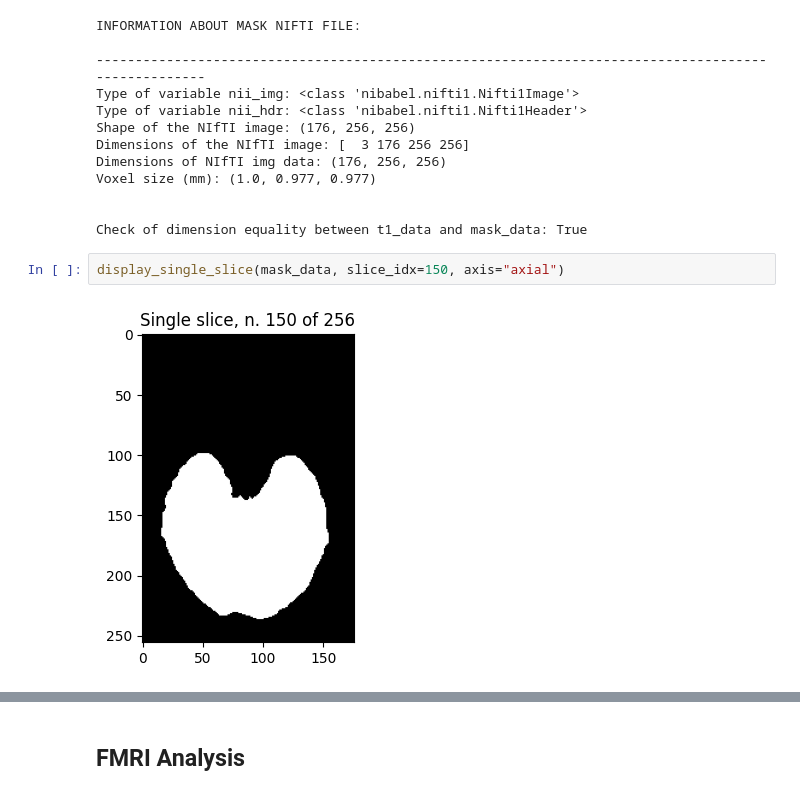
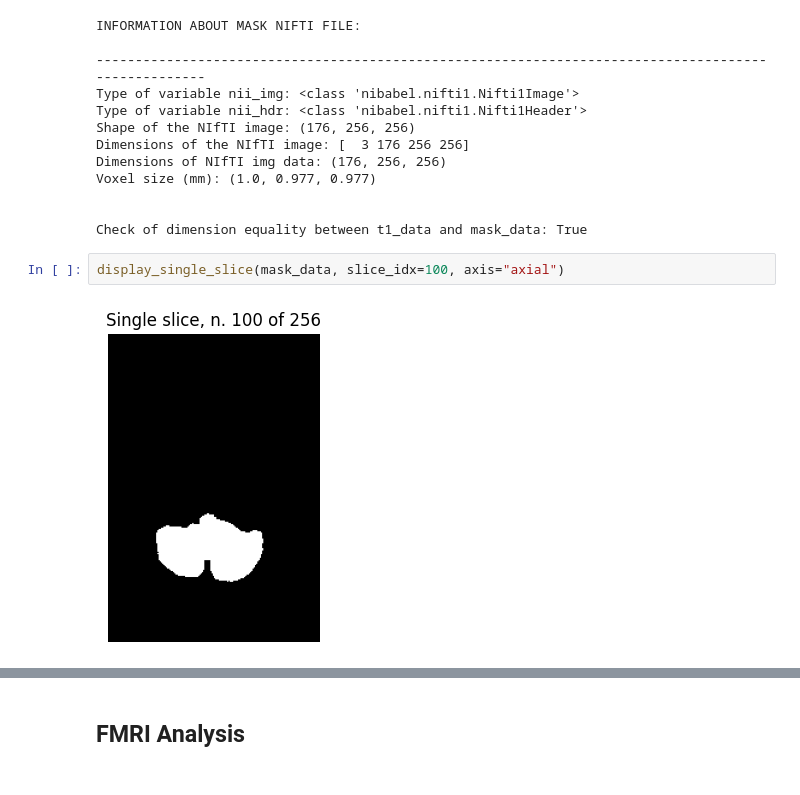
Before and after one commit to tommydelu/MRI-analysis-pipeline, a Jupyter notebook: data_exploration.ipynb, the cells around one changed output, grey strips where cells are left out. Cells and saved outputs as stored; diff of their text form.

```diff
--- a/data_exploration.ipynb
+++ b/data_exploration.ipynb
@@ -232,6 +371,6 @@ Voxel size (mm): (1.0, 0.977, 0.977)
 
 Check of dimension equality between t1_data and mask_data: True
 # %%
-display_single_slice(mask_data, slice_idx=150, axis="axial")
+display_single_slice(mask_data, slice_idx=100, axis="axial")
 # %% [output]
-[figure, old version]
+[figure, new version]
```
Also changed, not shown: parts of 7 cells of this notebook.
